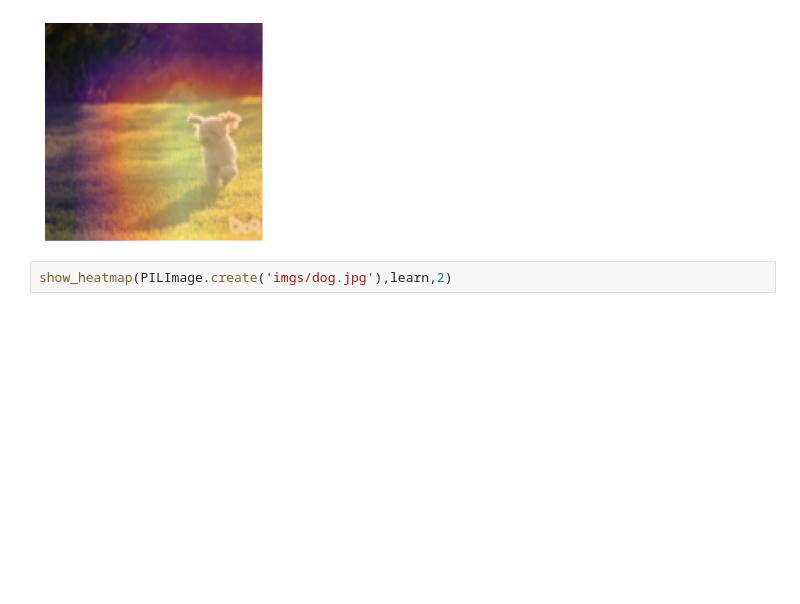
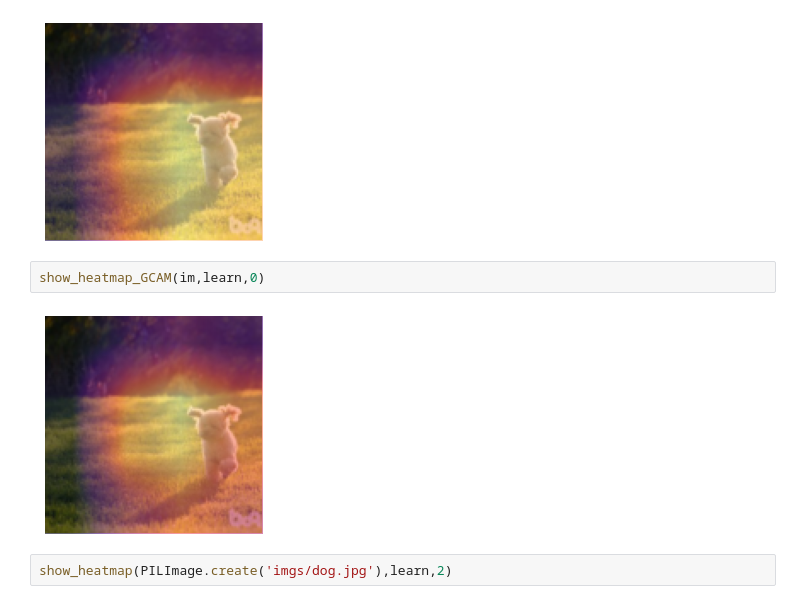
Before and after one commit to ddebby/First_AI_Project, a Jupyter notebook: 01.lab_your_first_ai_project.ipynb, the cells around one changed output. Saved outputs shown, nothing was run; the diff lists cells and outputs as text; blank space fills up the shorter version.

```diff
--- a/01.lab_your_first_ai_project.ipynb
+++ b/01.lab_your_first_ai_project.ipynb
@@ -428,6 +443,10 @@ im = PILImage.create('imgs/visul_dogs.jpg')
 show_heatmap(im,learn,2)
 # %% [output]
 [figure]
+# %%
+show_heatmap_GCAM(im,learn,0)
+# %% [output]
+[figure, added]
 # %%
 show_heatmap(PILImage.create('imgs/dog.jpg'),learn,2)
 # %% [output]
```
Also changed, not shown: parts of 11 cells of this notebook, 3 other files.
